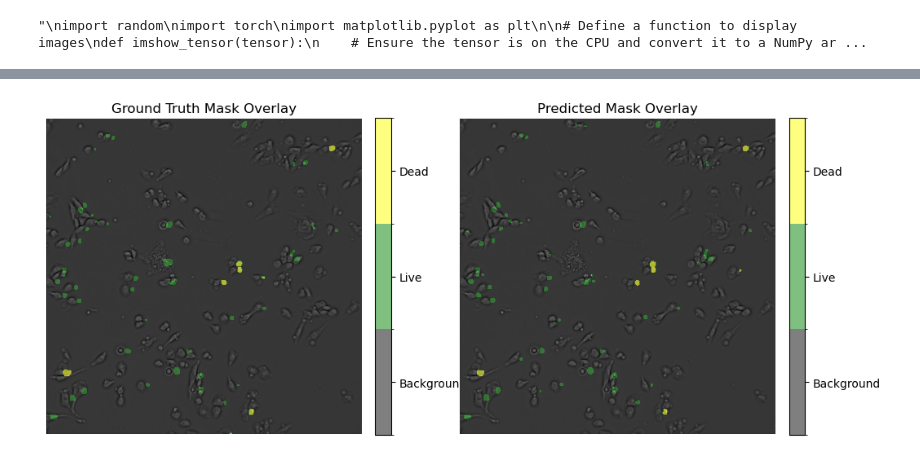
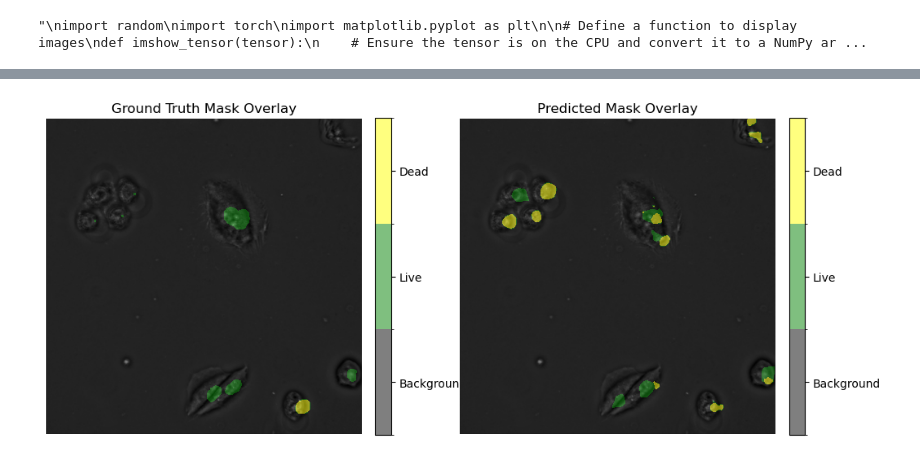
Before and after one commit to Belis0811/Unet, a Jupyter notebook: live_dead_segment.ipynb, the cells around one changed output, grey strips where cells are left out. Saved outputs shown, nothing was run; the diff lists cells and outputs as text; code cells hidden in the pictures.

```diff
--- a/live_dead_segment.ipynb
+++ b/live_dead_segment.ipynb
@@ -610,7 +609,7 @@ all_labels = []
 with torch.no_grad():
     for inputs, labels in tqdm(val_loader):
         # Add channel dimension to labels if needed
-        labels = labels.unsqueeze(-1)
+        # labels = labels.unsqueeze(-1)
 
         # Permute inputs and labels for model compatibility
         inputs, labels = inputs.permute(0, 3, 1, 2).to(device1), labels.permute(0, 3, 1, 2).to(device1)
@@ -681,7 +686,7 @@ with torch.no_grad():
     # preds_val = model(val_X.to(device1))
     # preds_test = model(X_test.to(device1))
     for inputs, labels in tqdm(val_loader):
-        labels = labels.unsqueeze(-1)
+        # labels = labels.unsqueeze(-1)
         inputs, labels = inputs.permute(0, 3, 1, 2).to(device1), labels.permute(0, 3, 1, 2).to(device1)
         outputs = model(inputs)
         preds_val.append(outputs)
@@ -806,8 +811,11 @@ for i in range(len(preds_test_t)):
     cbar.ax.set_yticklabels(['Background', 'Live', 'Dead'])
     plt.axis('off')
 
-    mask_name = os.path.join('./new_train/14/test', f'predicted_mask_{i}.jpg')
-    image_name = os.path.join('./new_train/14/test', f'image_{i}.jpg')
+    root_path = "./train_1204/1204/test"
+    os.makedirs(root_path, exist_ok=True)
+
+    mask_name = os.path.join(root_path, f'predicted_mask_{i}.jpg')
+    image_name = os.path.join(root_path, f'image_{i}.jpg')
 
     plt.savefig(mask_name)
     plt.close()
@@ -907,9 +915,12 @@ for i in range(len(preds_val_t)):
 
     ground_show = Y_val_cpu[i,:,:,0]
 
-    mask_name = os.path.join('./new_train/14/val', f'predicted_mask_{i}.jpg')
-    image_name = os.path.join('./new_train/14/val', f'image_{i}.jpg')
-    ground_name = os.path.join('./new_train/14/val', f'ground_truth_{i}.jpg')
+    root_path = "./train_1204/1204/val"
+    os.makedirs(root_path, exist_ok=True)
+
+    mask_name = os.path.join(root_path, f'predicted_mask_{i}.jpg')
+    image_name = os.path.join(root_path, f'image_{i}.jpg')
+    ground_name = os.path.join(root_path, f'ground_truth_{i}.jpg')
 
     cmap = plt.cm.colors.ListedColormap(['black', 'green', 'yellow'])
     bounds = [-0.5, 0.5, 1.5, 2.5]
@@ -992,32 +1003,32 @@ def plot_images_with_masks(image, true_mask, pred_mask):
     plt.figure(figsize=(12, 6))
 
     # Plot original image with ground truth mask overlay
     plt.subplot(1, 2, 1)
     plt.imshow(image, cmap='gray')
     plt.imshow(true_mask, cmap=cmap, norm=norm, alpha=0.5)
     cbar = plt.colorbar(ticks=[0, 1, 2], fraction=0.046, pad=0.04)
     cbar.ax.set_yticklabels(['Background', 'Live', 'Dead'])
     plt.title("Ground Truth Mask Overlay")
     plt.axis('off')
 
     # Plot original image with predicted mask overlay
     plt.subplot(1, 2, 2)
     plt.imshow(image, cmap='gray')
     plt.imshow(pred_mask, cmap=cmap, norm=norm, alpha=0.5)
     cbar = plt.colorbar(ticks=[0, 1, 2], fraction=0.046, pad=0.04)
     cbar.ax.set_yticklabels(['Background', 'Live', 'Dead'])
     plt.title("Predicted Mask Overlay")
     plt.axis('off')
 
     plt.show()
 
 # Example usage:
-idx = 2  # Change this index to visualize different images
+idx = 0  # Change this index to visualize different images
 image = X_val_cpu[idx, :, :, 0]  # Extract original image (grayscale)
 true_mask = Y_val_cpu[idx, :, :, 0]  # Extract ground truth mask
 pred_mask = preds_val_t[idx].cpu().numpy()  # Predicted mask
 
 # Plot images with both masks overlaid
 plot_images_with_masks(image, true_mask, pred_mask)
 # %% [output]
-[figure, old version]
+[figure, new version]
```
Also changed, not shown: parts of 12 cells of this notebook, 2 other files.
